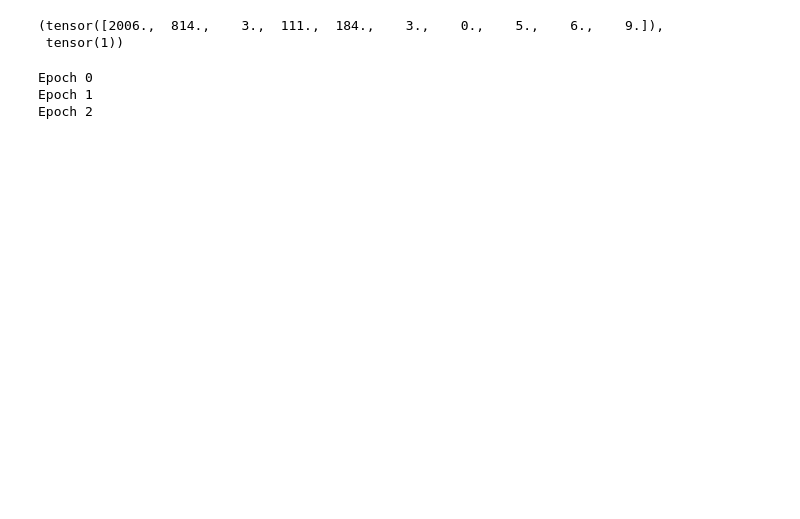
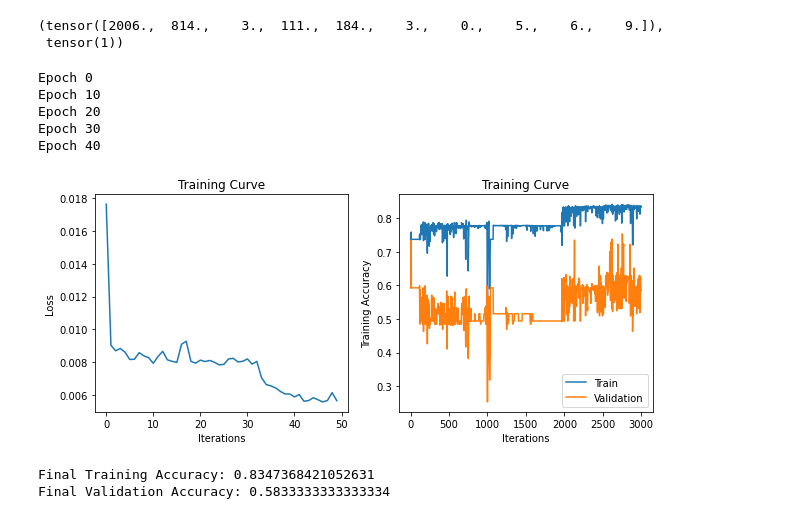
Before and after one commit to milosz-l/SSNE, a Jupyter notebook: lab5_miniprojekt2/miniprojekt2_neural_net.ipynb, the cells around one changed output. Cells and saved outputs as stored; diff of their text form; code cells hidden in the pictures; blank space fills up the shorter version.

Commit message:
neural net 0.83 accuracy

```diff
--- a/lab5_miniprojekt2/miniprojekt2_neural_net.ipynb
+++ b/lab5_miniprojekt2/miniprojekt2_neural_net.ipynb
@@ -47,20 +47,21 @@ test_data = pd.read_csv('test_data.csv')
 class Classifier(nn.Module):
     def __init__(self):
         super(Classifier, self).__init__()
-        self.layer1 = nn.Linear(10, 1000)
+        self.layer1 = nn.Linear(10, 20)
         self.act_1 =  nn.ReLU()
-        self.layer2 = nn.Linear(1000, 1000)
+        self.layer2 = nn.Linear(20, 40)
         self.act_2 = nn.ReLU()
-        self.layer3 = nn.Linear(1000, 1000)
+        self.layer3 = nn.Linear(40, 10)
         self.act_3 = nn.ReLU()
-        self.layer4 = nn.Linear(1000, 3)
-        self.softmax = nn.Softmax(dim=1)
+        self.layer4 = nn.Linear(10, 3)
+        self.act_4 = nn.ReLU()
+        # self.softmax = nn.Softmax(dim=1)
 
     def forward(self, x):
         x = self.act_1(self.layer1(x))
         x = self.act_2(self.layer2(x))
         x = self.act_3(self.layer3(x))
         x = self.layer4(x)
-        x = self.softmax(x)
+        # x = self.softmax(x)
         return x
 # %%
@@ -77,0 +81,7 @@ def get_accuracy(model, data):
+# %%
+model = Classifier()
+train_loader = torch.utils.data.DataLoader(train_dataset,
+                                               batch_size=32,
+                                               shuffle=True) # shuffle after every epoch
+criterion = nn.CrossEntropyLoss()
+optimizer = optim.Adam(model.parameters(), lr=0.05, weight_decay=0)
@@ -130,0 +162,11 @@ def train(model, train, valid, batch_size=1, num_epochs=1, learning_rate=0.001,
+# %%
+train(model, train_dataset, val_dataset, num_epochs=50)
+# %% [output]
+Epoch 0
+Epoch 10
+Epoch 20
+Epoch 30
+Epoch 40
+[figure, added]
+Final Training Accuracy: 0.8347368421052631
+Final Validation Accuracy: 0.5833333333333334
@@ -132,9 +176,5 @@ def train(model, train, valid, batch_size=1, num_epochs=1, learning_rate=0.001,
 # train_acc_loader = torch.utils.data.DataLoader(df_train, batch_size=100)
 # val_acc_loader = torch.utils.data.DataLoader(df_val, batch_size=1000)
 # %%
-model = Classifier()
-train(model, train_dataset, val_dataset, num_epochs=30, learning_rate = 0.1)
+# model = Classifier()
+# train(model, train_dataset, val_dataset, num_epochs=30, learning_rate = 0.1)
-# %% [output]
-Epoch 0
-Epoch 1
-Epoch 2
```
Also changed, not shown: parts of 5 cells of this notebook.
